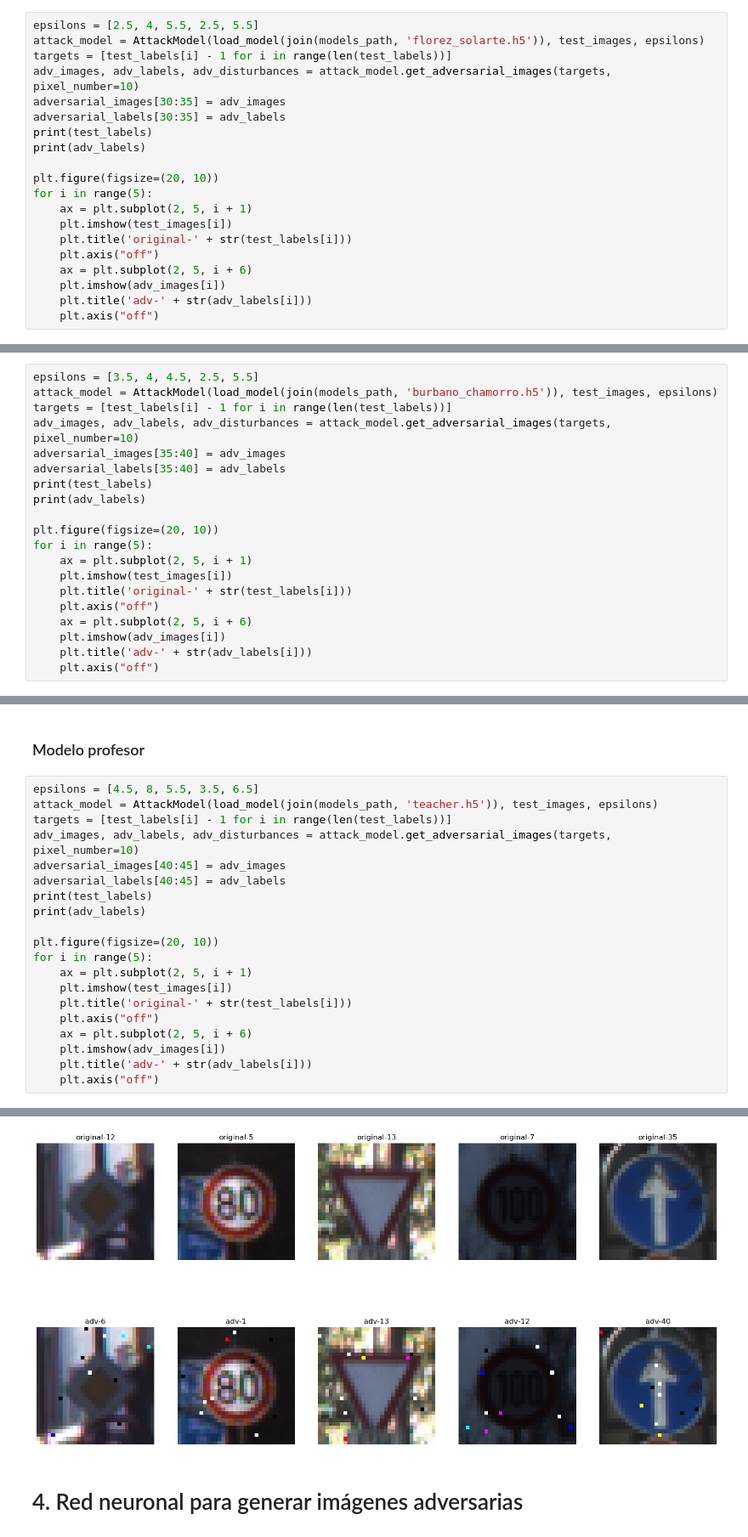
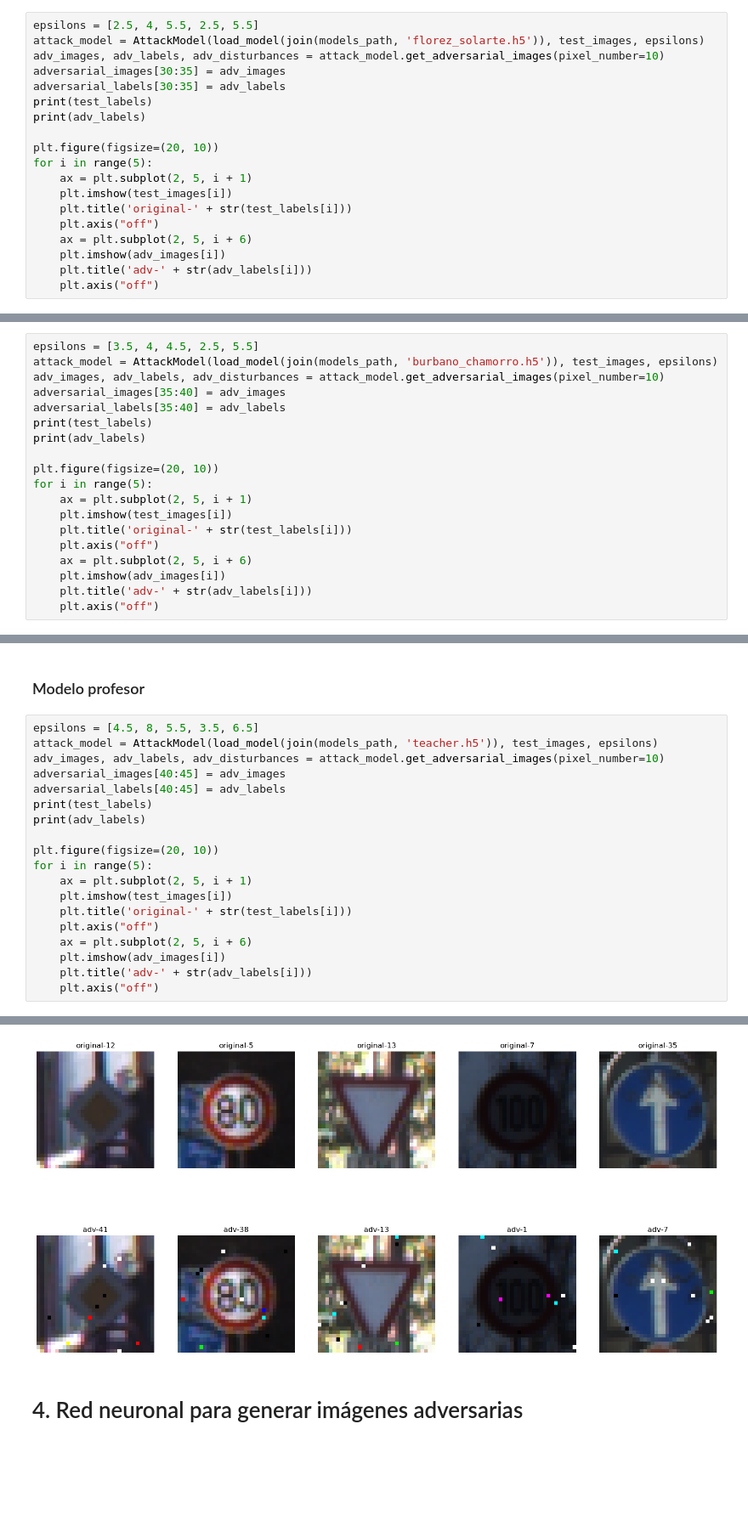
Before and after one commit to DonovanSB/talleres-rl, a Jupyter notebook: taller_ataques.ipynb, the cells around one changed output, grey strips where cells are left out. Shown: that part at 85% size. Saved outputs shown, nothing was run; the diff lists cells and outputs as text; blank space fills up the shorter version.

```diff
--- a/taller_ataques.ipynb
+++ b/taller_ataques.ipynb
@@ -302,8 +304,7 @@ Clipping input data to the valid range for imshow with RGB data ([0..1] for floa
 # %%
 epsilons = [2.5, 4, 5.5, 2.5, 5.5]
 attack_model = AttackModel(load_model(join(models_path, 'florez_solarte.h5')), test_images, epsilons)
-targets = [test_labels[i] - 1 for i in range(len(test_labels))]
-adv_images, adv_labels, adv_disturbances = attack_model.get_adversarial_images(targets, pixel_number=10)
+adv_images, adv_labels, adv_disturbances = attack_model.get_adversarial_images(pixel_number=10)
 adversarial_images[30:35] = adv_images
 adversarial_labels[30:35] = adv_labels
 print(test_labels)
@@ -333,8 +334,7 @@ Clipping input data to the valid range for imshow with RGB data ([0..1] for floa
 # %%
 epsilons = [3.5, 4, 4.5, 2.5, 5.5]
 attack_model = AttackModel(load_model(join(models_path, 'burbano_chamorro.h5')), test_images, epsilons)
-targets = [test_labels[i] - 1 for i in range(len(test_labels))]
-adv_images, adv_labels, adv_disturbances = attack_model.get_adversarial_images(targets, pixel_number=10)
+adv_images, adv_labels, adv_disturbances = attack_model.get_adversarial_images(pixel_number=10)
 adversarial_images[35:40] = adv_images
 adversarial_labels[35:40] = adv_labels
 print(test_labels)
@@ -364,8 +364,7 @@ Clipping input data to the valid range for imshow with RGB data ([0..1] for floa
 # %%
 epsilons = [4.5, 8, 5.5, 3.5, 6.5]
 attack_model = AttackModel(load_model(join(models_path, 'teacher.h5')), test_images, epsilons)
-targets = [test_labels[i] - 1 for i in range(len(test_labels))]
-adv_images, adv_labels, adv_disturbances = attack_model.get_adversarial_images(targets, pixel_number=10)
+adv_images, adv_labels, adv_disturbances = attack_model.get_adversarial_images(pixel_number=10)
 adversarial_images[40:45] = adv_images
 adversarial_labels[40:45] = adv_labels
 print(test_labels)
@@ -392,4 +391,4 @@ Clipping input data to the valid range for imshow with RGB data ([0..1] for floa
-[figure, old version]
+[figure, new version]
 # %% [markdown]
 # 4. Red neuronal para generar imágenes adversarias
 # %%
```
Also changed, not shown: parts of 8 cells of this notebook.
